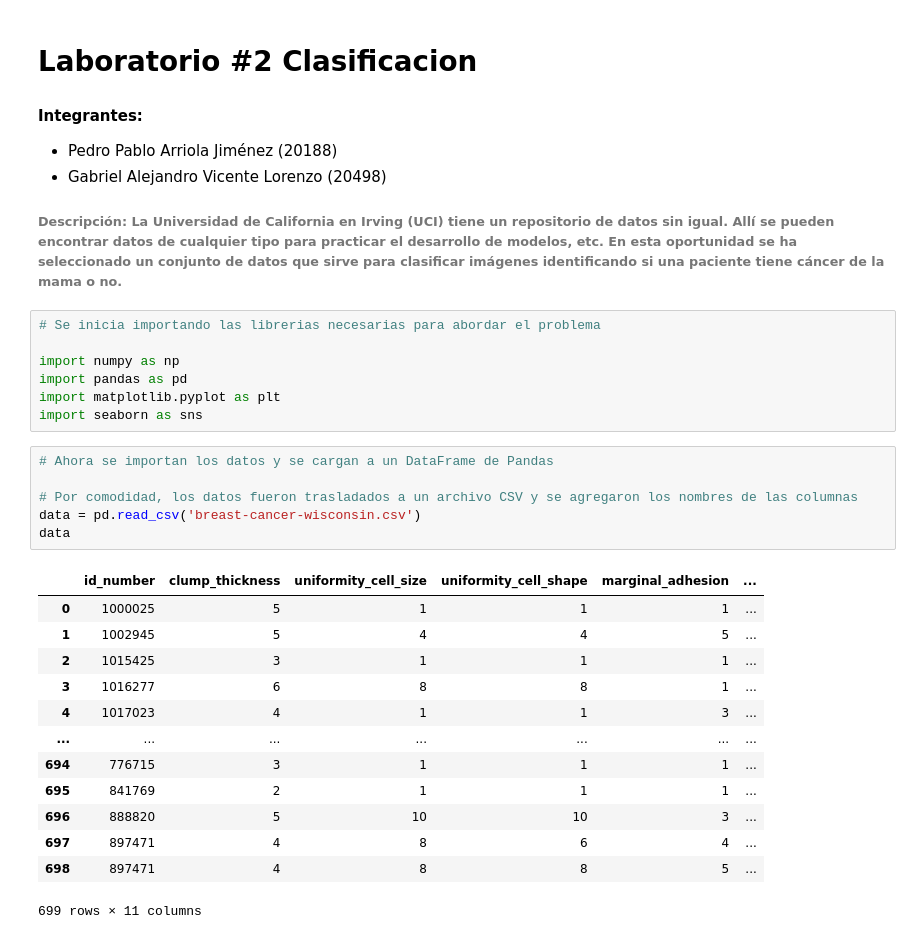
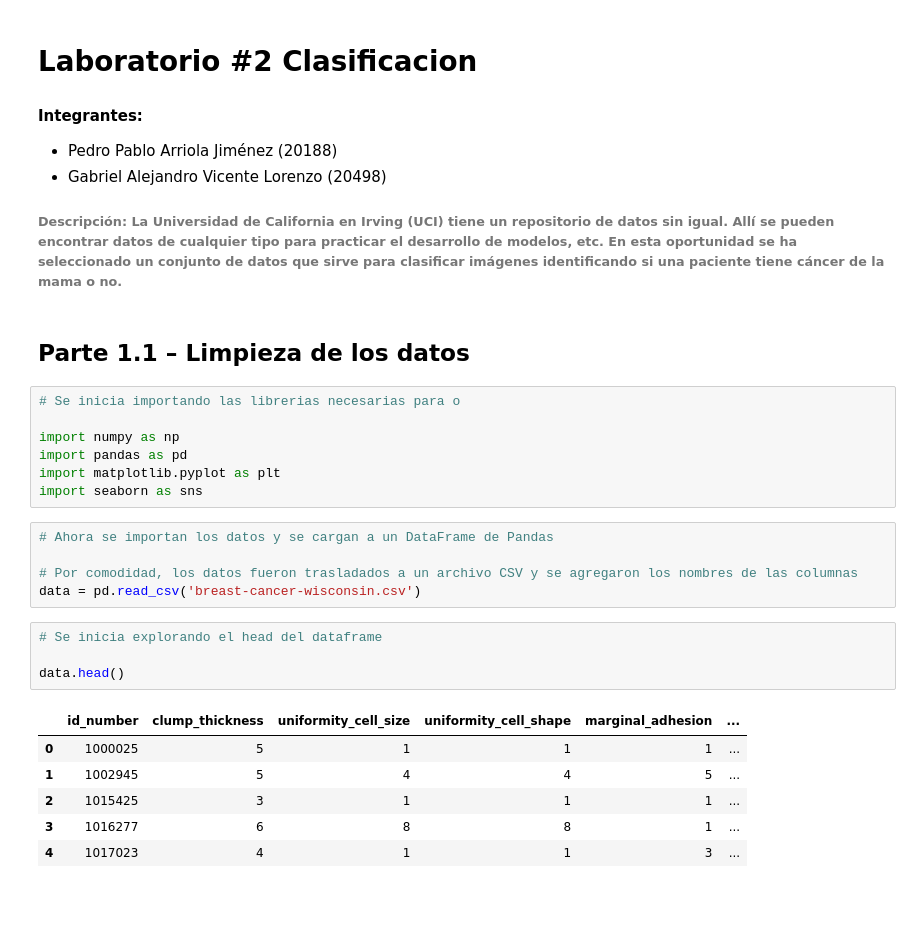
Before and after one commit to unclepete-20/lab2-md-clasificacion, a Jupyter notebook: lab2_clasificacion.ipynb, the cells around one changed output. Saved outputs shown, nothing was run; the diff lists cells and outputs as text; blank space fills up the shorter version.

```diff
--- a/lab2_clasificacion.ipynb
+++ b/lab2_clasificacion.ipynb
@@ -8,8 +10,10 @@
 
 
 ###### Descripción: La Universidad de California en Irving (UCI) tiene un repositorio de datos sin igual.  Allí se pueden encontrar datos de cualquier tipo para practicar el desarrollo de modelos, etc.  En esta   oportunidad   se   ha   seleccionado   un   conjunto   de   datos   que   sirve   para   clasificar imágenes identificando si una paciente tiene cáncer de la mama o no.
+# %% [markdown]
+## Parte 1.1 – Limpieza de los datos
 # %%
-# Se inicia importando las librerias necesarias para abordar el problema
+# Se inicia importando las librerias necesarias para o
 
 import numpy as np
 import pandas as pd
@@ -20,18 +24,14 @@ import seaborn as sns
 
 # Por comodidad, los datos fueron trasladados a un archivo CSV y se agregaron los nombres de las columnas
 data = pd.read_csv('breast-cancer-wisconsin.csv')
-data
-# %% [output]
-|  | id_number | clump_thickness | uniformity_cell_size | uniformity_cell_shape | marginal_adhesion | ... |
-| 0 | 1000025 | 5 | 1 | 1 | 1 | ... |
-| 1 | 1002945 | 5 | 4 | 4 | 5 | ... |
-| 2 | 1015425 | 3 | 1 | 1 | 1 | ... |
-| 3 | 1016277 | 6 | 8 | 8 | 1 | ... |
-| 4 | 1017023 | 4 | 1 | 1 | 3 | ... |
-| ... | ... | ... | ... | ... | ... | ... |
-| 694 | 776715 | 3 | 1 | 1 | 1 | ... |
-| 695 | 841769 | 2 | 1 | 1 | 1 | ... |
-| 696 | 888820 | 5 | 10 | 10 | 3 | ... |
-| 697 | 897471 | 4 | 8 | 6 | 4 | ... |
-| 698 | 897471 | 4 | 8 | 8 | 5 | ... |
-699 rows × 11 columns
+# %%
+# Se inicia explorando el head del dataframe
+
+data.head()
+# %% [output]
+|  | id_number | clump_thickness | uniformity_cell_size | uniformity_cell_shape | marginal_adhesion | ... |
+| 0 | 1000025 | 5 | 1 | 1 | 1 | ... |
+| 1 | 1002945 | 5 | 4 | 4 | 5 | ... |
+| 2 | 1015425 | 3 | 1 | 1 | 1 | ... |
+| 3 | 1016277 | 6 | 8 | 8 | 1 | ... |
+| 4 | 1017023 | 4 | 1 | 1 | 3 | ... |
```
Also changed, not shown: parts of 14 cells of this notebook.
